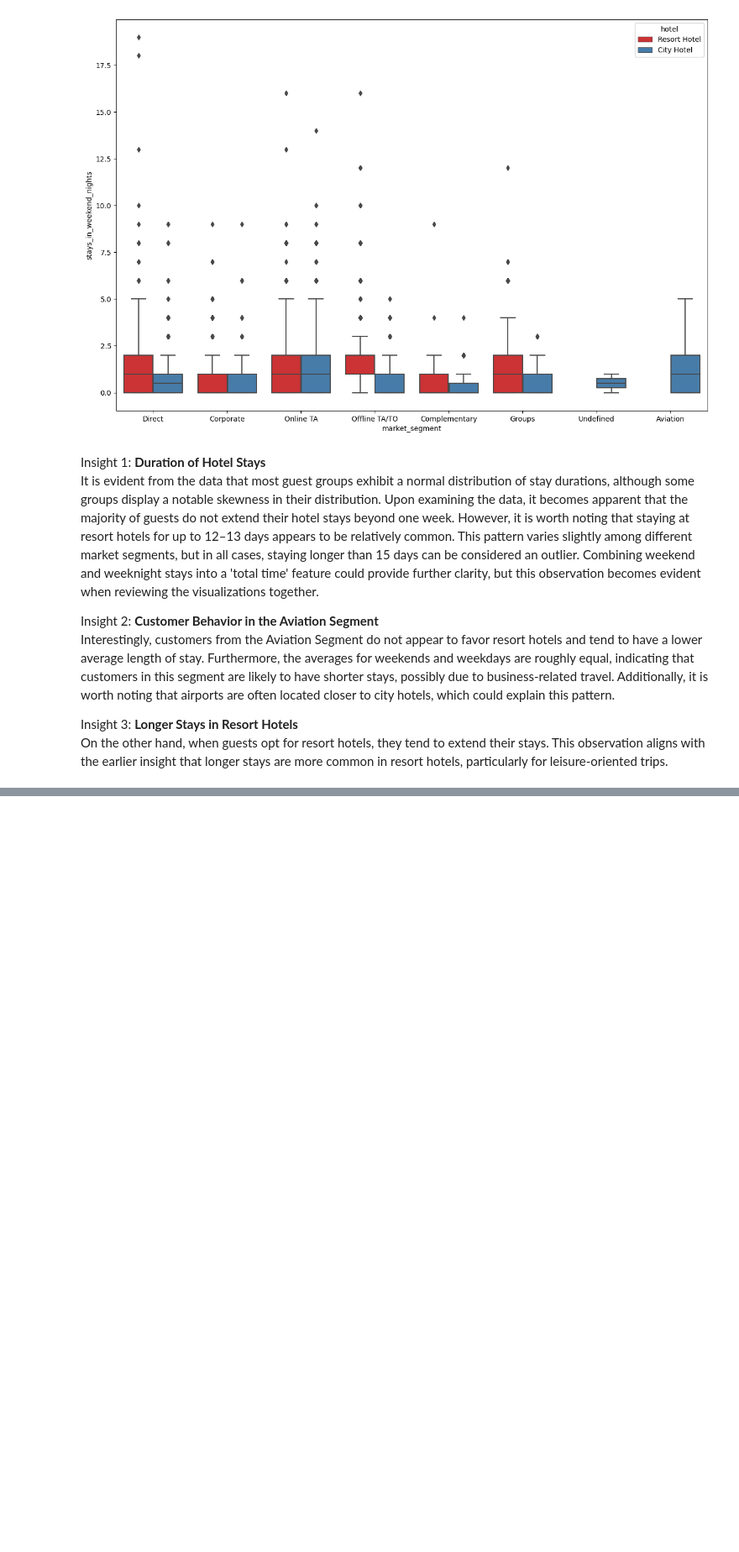
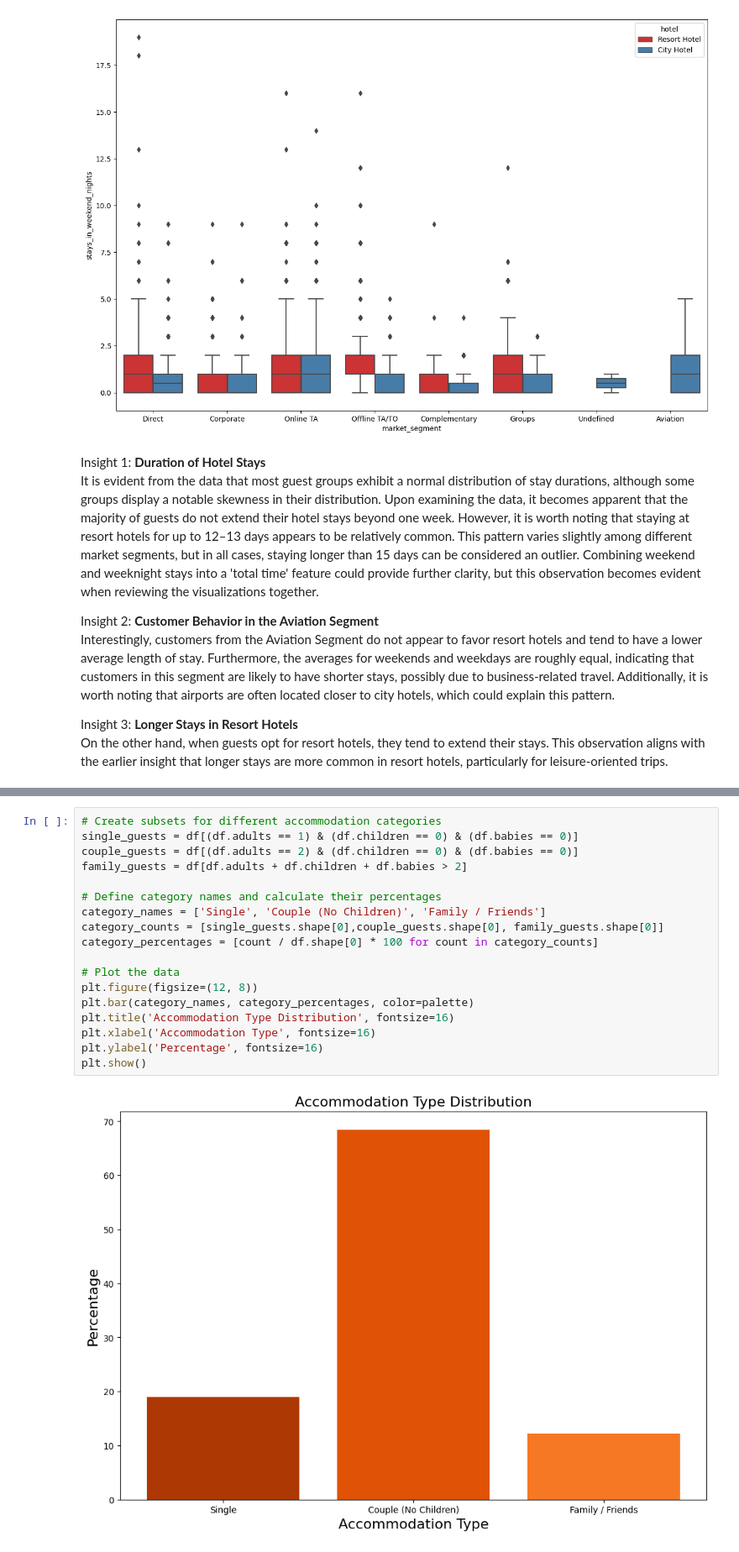
Before and after one commit to Chirag529/Hotel_EDA, a Jupyter notebook: main.ipynb, the cells around one changed output, grey strips where cells are left out. Shown at 84% size. Saved outputs shown, nothing was run; the diff lists cells and outputs as text; blank space fills up the shorter version.

Commit message:
accomodation type added

```diff
--- a/main.ipynb
+++ b/main.ipynb
@@ -472,0 +480,20 @@ On the other hand, when guests opt for resort hotels, they tend to extend their
+# %%
+# Create subsets for different accommodation categories
+single_guests = df[(df.adults == 1) & (df.children == 0) & (df.babies == 0)]
+couple_guests = df[(df.adults == 2) & (df.children == 0) & (df.babies == 0)]
+family_guests = df[df.adults + df.children + df.babies > 2]
+
+# Define category names and calculate their percentages
+category_names = ['Single', 'Couple (No Children)', 'Family / Friends']
+category_counts = [single_guests.shape[0],couple_guests.shape[0], family_guests.shape[0]]
+category_percentages = [count / df.shape[0] * 100 for count in category_counts]
+
+# Plot the data
+plt.figure(figsize=(12, 8))
+plt.bar(category_names, category_percentages, color=palette)
+plt.title('Accommodation Type Distribution', fontsize=16)
+plt.xlabel('Accommodation Type', fontsize=16)
+plt.ylabel('Percentage', fontsize=16)
+plt.show()
+# %% [output]
+[figure, added]
```
Also changed, not shown: parts of 9 cells of this notebook.
